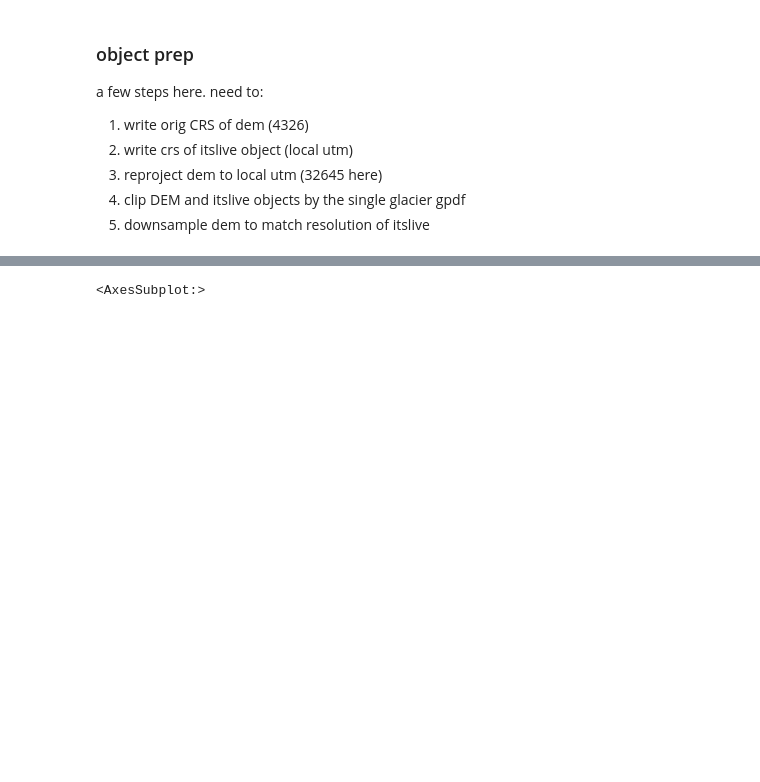
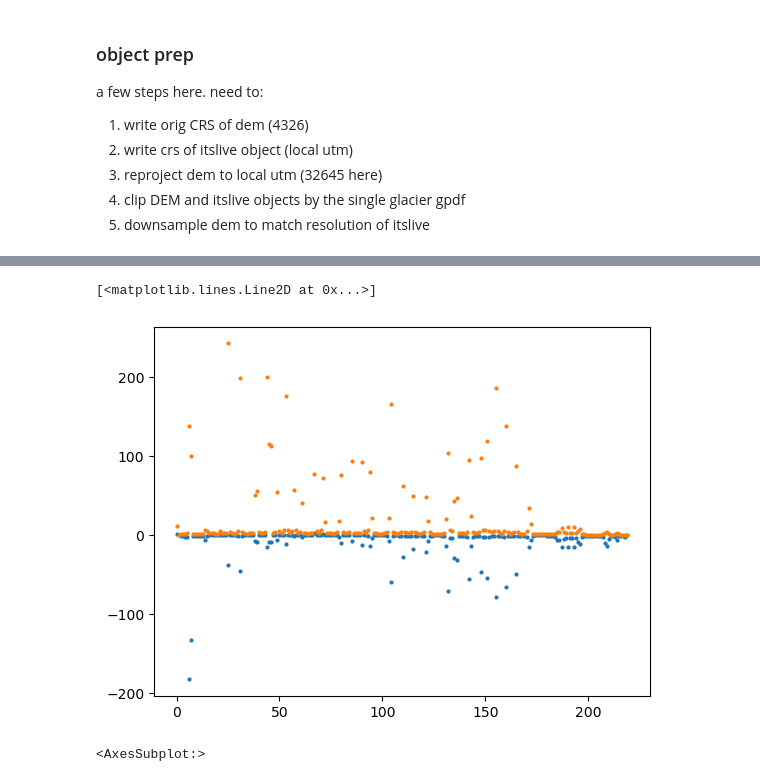
Before and after one commit to e-marshall/itslive_velocity, a Jupyter notebook: flowlines.ipynb, the cells around one changed output, grey strips where cells are left out. Cells and saved outputs as stored; diff of their text form; code cells hidden in the pictures; blank space fills up the shorter version.

```diff
--- a/flowlines.ipynb
+++ b/flowlines.ipynb
@@ -276,3 +417,9 @@ flowline
+# %%
+plt.plot(np.diff(flowline['x_coords']), marker = 'o', linestyle='None', markersize=2)
+plt.plot(np.diff(flowline['y_coords']), marker = 'o', linestyle='None', markersize=2)
+# %% [output]
+[<matplotlib.lines.Line2D at 0x...>]
+[figure, added]
 # %%
 flowline['distance'].plot()
 # %% [output]
```
Also changed, not shown: parts of 60 cells of this notebook.
